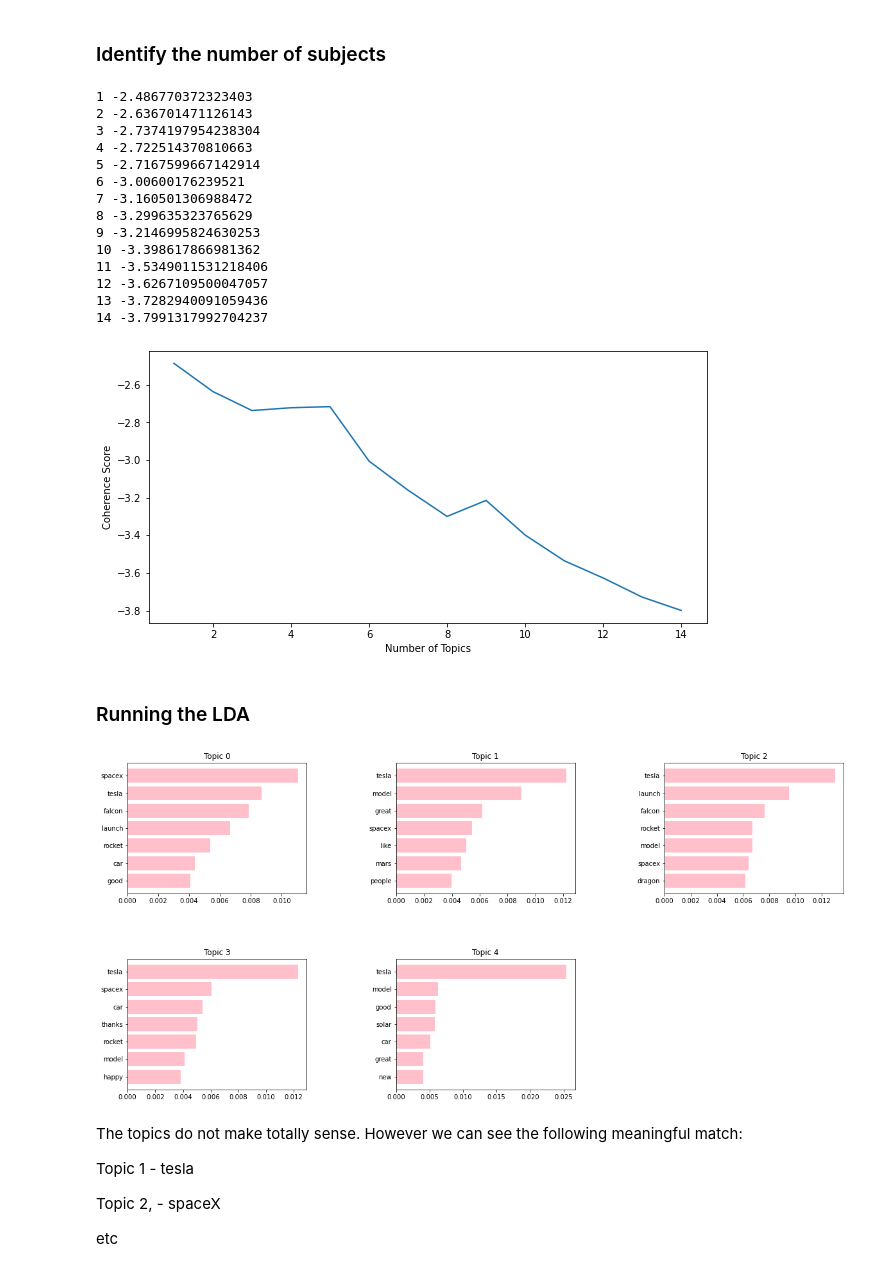
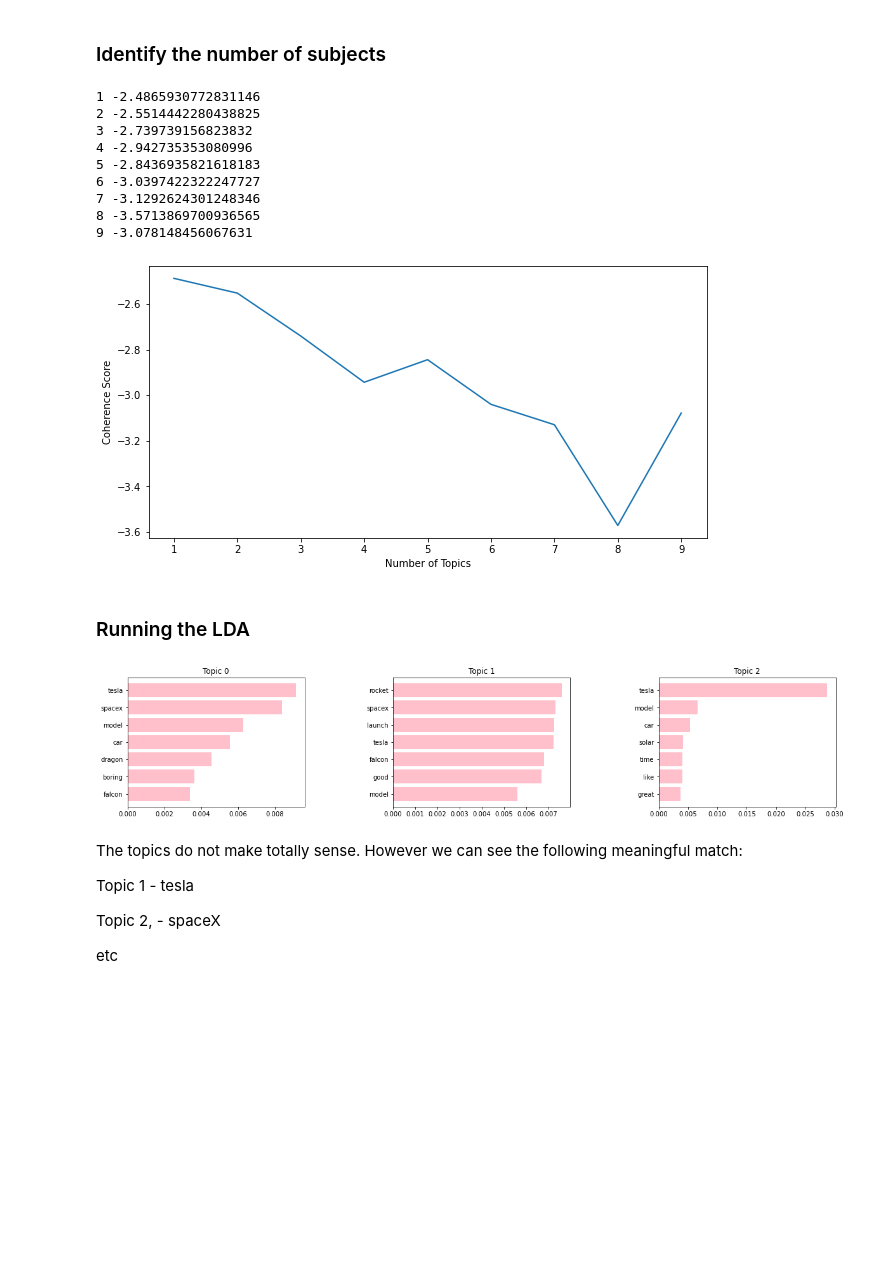
Before and after one commit to angkohtenko/twitter_vs_stocks, a Jupyter notebook: LDA.ipynb, the cells around one changed output. Saved outputs shown, nothing was run; the diff lists cells and outputs as text; code cells hidden in the pictures; blank space fills up the shorter version.

Commit message:
Added updated LDA with three 3-topic

```diff
--- a/LDA.ipynb
+++ b/LDA.ipynb
@@ -108,7 +108,7 @@ tweets_corpus = [tweets_dictionary.doc2bow(tweet) for tweet in df_tweets_clean.t
 
 # compute coherence
 tweets_coherence = []
-for nb_topics in range(1,15):
+for nb_topics in range(1,10):
     lda = LdaModel(tweets_corpus, num_topics = nb_topics, alpha= 'auto', eta='auto', id2word = tweets_dictionary, passes=10)
     cohm = CoherenceModel(model=lda, corpus=tweets_corpus, dictionary=tweets_dictionary, coherence='u_mass')
     coh = cohm.get_coherence()
@@ -119,52 +119,47 @@ for nb_topics in range(1,15):
 import matplotlib.pyplot as plt
 
 plt.figure(figsize=(10,5))
-plt.plot(range(1, 15),tweets_coherence)
+plt.plot(range(1, 10),tweets_coherence)
 plt.xlabel("Number of Topics")
 plt.ylabel("Coherence Score");
 # %% [output]
-1 -2.486770372323403
-2 -2.636701471126143
-3 -2.7374197954238304
-4 -2.722514370810663
-5 -2.7167599667142914
-6 -3.00600176239521
-7 -3.160501306988472
-8 -3.299635323765629
-9 -3.2146995824630253
-10 -3.398617866981362
-11 -3.5349011531218406
-12 -3.6267109500047057
-13 -3.7282940091059436
-14 -3.7991317992704237
+1 -2.4865930772831146
+2 -2.5514442280438825
+3 -2.739739156823832
+4 -2.942735353080996
+5 -2.8436935821618183
+6 -3.0397422322247727
+7 -3.1292624301248346
+8 -3.5713869700936565
+9 -3.078148456067631
-[figure, old version]
+[figure, new version]
 # %% [markdown]
 ### Running the LDA
 # %%
 import matplotlib.gridspec as gridspec
 
-k = 5
+k = 3
 tweets_lda = LdaModel(tweets_corpus, num_topics = k, id2word = tweets_dictionary, passes=10)
 
 def plot_top_words(lda=tweets_lda, nb_topics=k, nb_words=7):
     top_words = [[word for word,_ in lda.show_topic(topic_id, topn=50)] for topic_id in range(lda.num_topics)]
     top_betas = [[beta for _,beta in lda.show_topic(topic_id, topn=50)] for topic_id in range(lda.num_topics)]
 
     gs  = gridspec.GridSpec(round(math.sqrt(k))+1,round(math.sqrt(k))+1)
     gs.update(wspace=0.5, hspace=0.5)
     plt.figure(figsize=(20,15))
     for i in range(nb_topics):
         ax = plt.subplot(gs[i])
         plt.barh(range(nb_words), top_betas[i][:nb_words], align='center',color='pink', ecolor='black')
         ax.invert_yaxis()
         ax.set_yticks(range(nb_words))
         ax.set_yticklabels(top_words[i][:nb_words])
         plt.title("Topic "+str(i))
 
 
 plot_top_words()
 # %% [output]
-[figure, old version]
+[figure, new version]
 # %% [markdown]
 The topics do not make totally sense. However we can see the following meaningful match:
 
```
